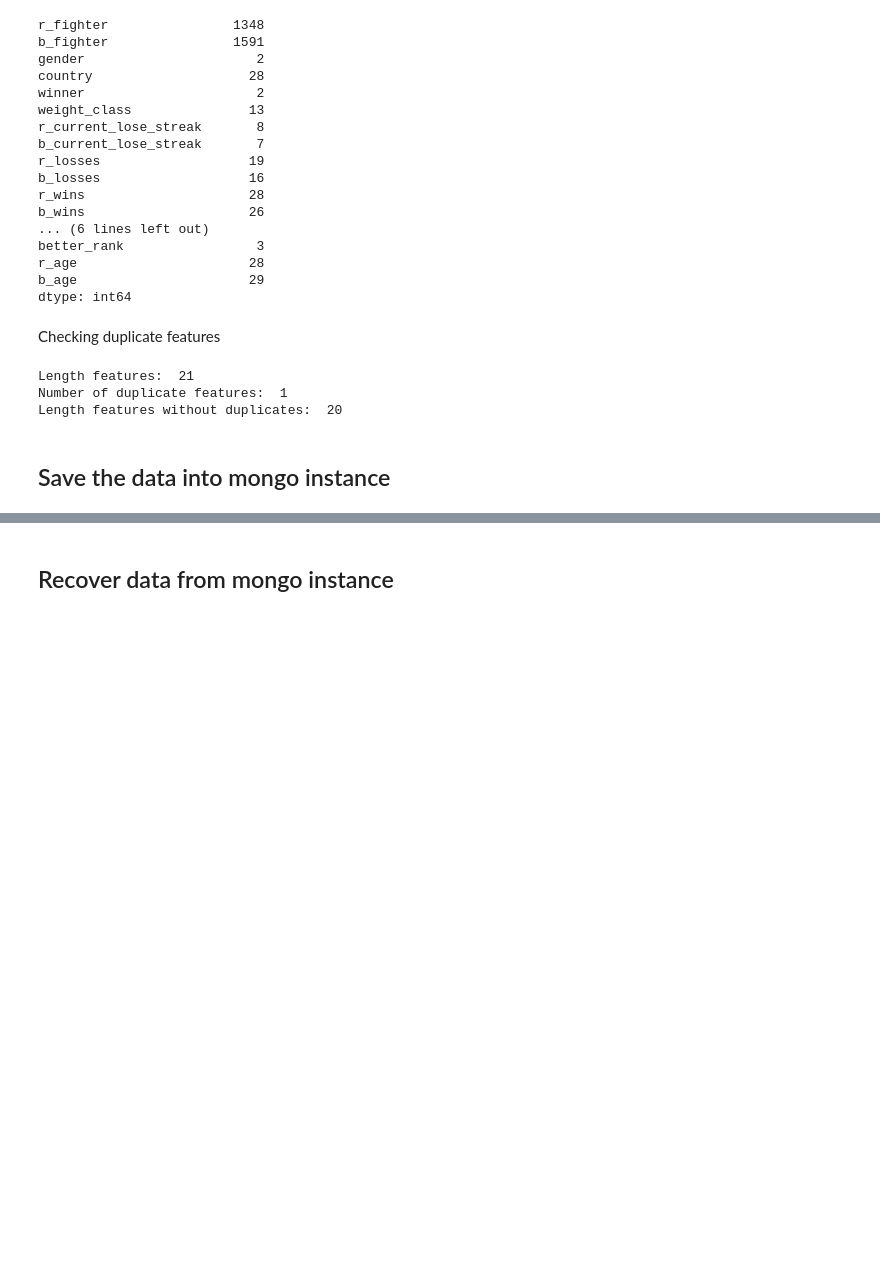
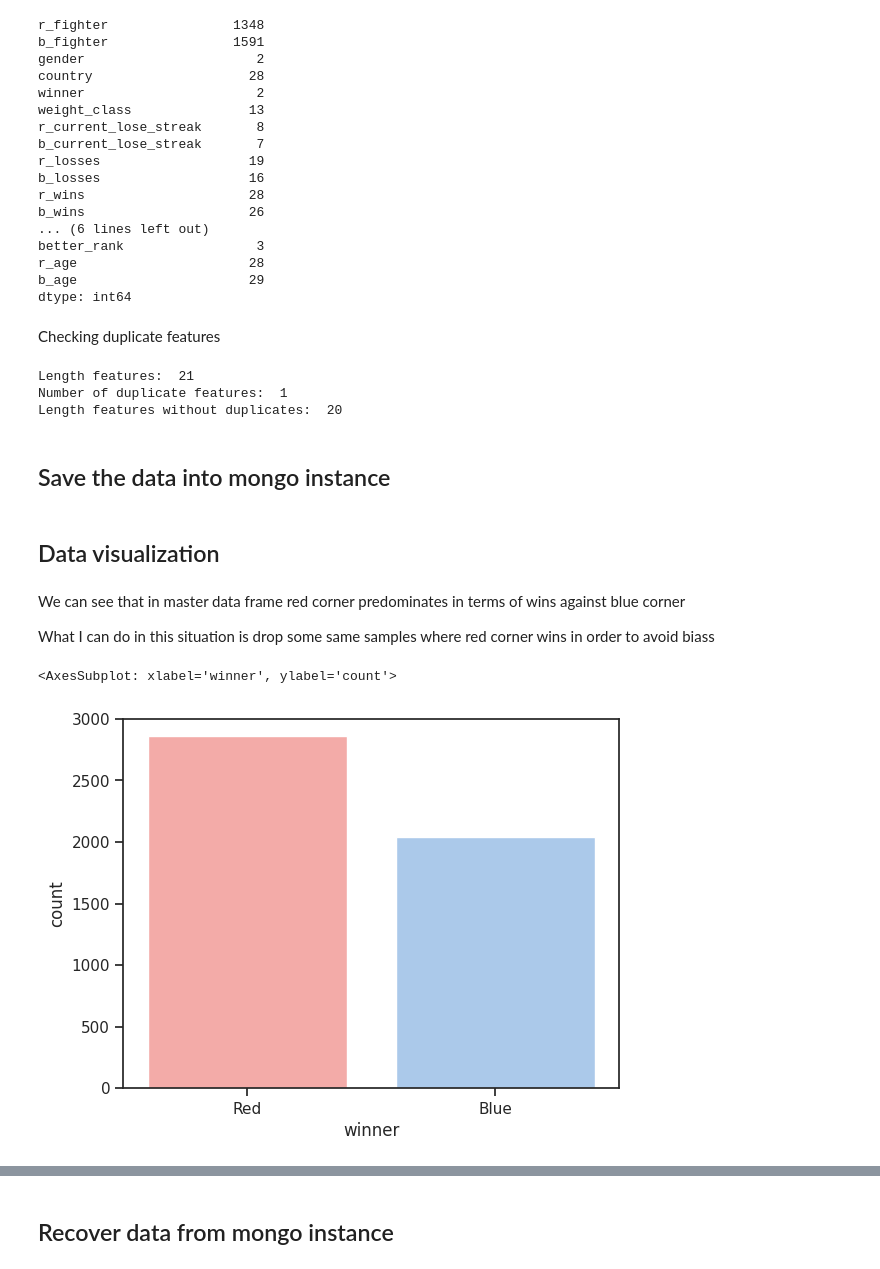
Before and after one commit to wilberquito/UFC-winner-predictor, a Jupyter notebook: lab/notebooks/ufc.ipynb, the cells around one changed output, grey strips where cells are left out. Drawn from its saved outputs; the diff is of its cells as text; code cells hidden in the pictures; blank space fills up the shorter version.

Commit message:
Uses seaborn to know the distribuitions between corners
implements a mechanism to balance the samples winned for each corner color

```diff
--- a/lab/notebooks/ufc.ipynb
+++ b/lab/notebooks/ufc.ipynb
@@ -182,3 +185,5 @@ Index(['r_fighter', 'b_fighter', 'gender', 'country', 'winner', 'weight_class',
+# %%
+master_df['winner'] = master_df['winner'].astype('category')
 # %% [markdown]
 We can see that the data is preatty clean already, becouse
  - There are no duplicate fields
@@ -275,3 +280,15 @@ Number of duplicate features:  1
 Length features without duplicates:  20
 # %% [markdown]
 ## Save the data into mongo instance
+# %% [markdown]
+## Data visualization
+# %% [markdown]
+We can see that in master data frame red corner predominates in terms of wins against blue corner
+
+What I can do in this situation is drop some same samples where red corner wins in order to avoid biass
+# %%
+sns.set_theme(style="ticks", palette="pastel")
+sns.countplot(x='winner', data=master_df, palette=['r', 'b'])
+# %% [output]
+<AxesSubplot: xlabel='winner', ylabel='count'>
+[figure, added]
```
Also changed, not shown: parts of 7 cells of this notebook, 1 other file.
